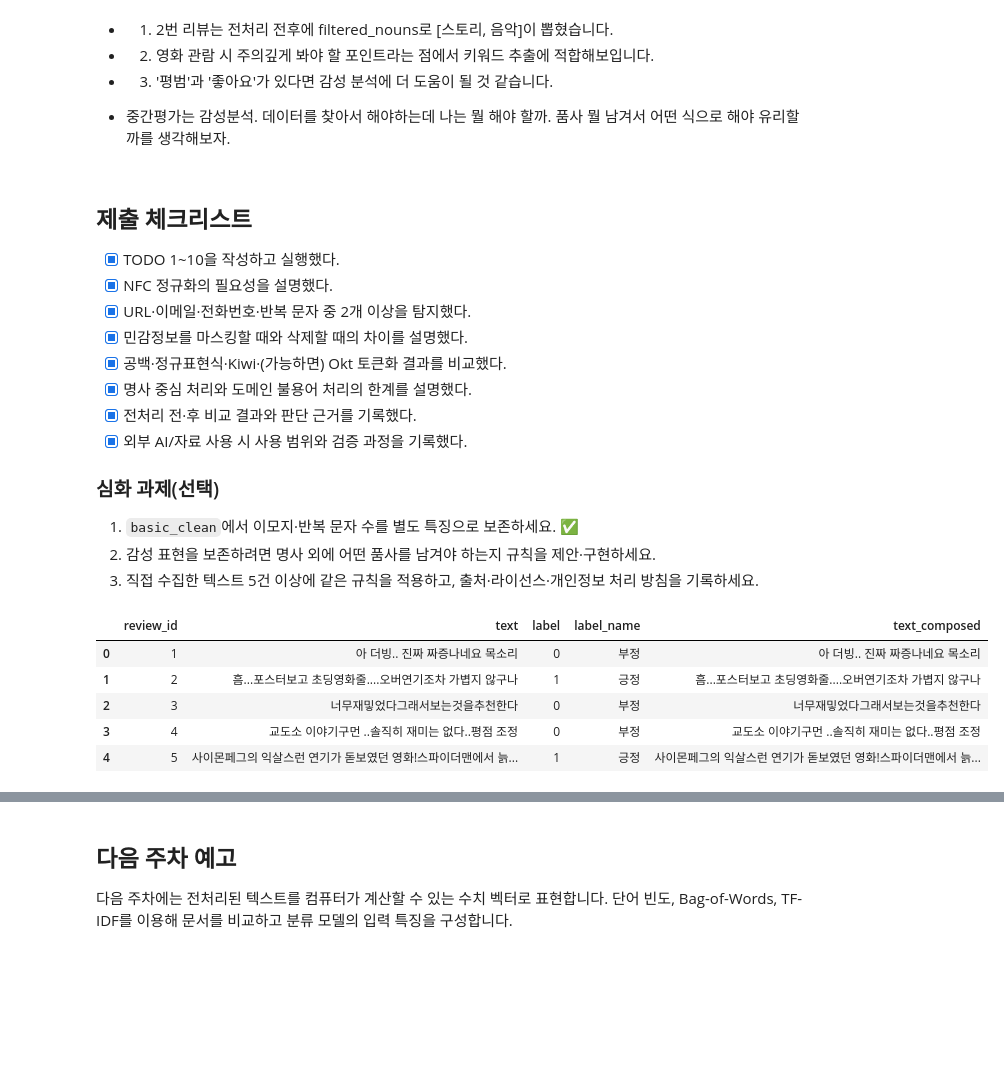
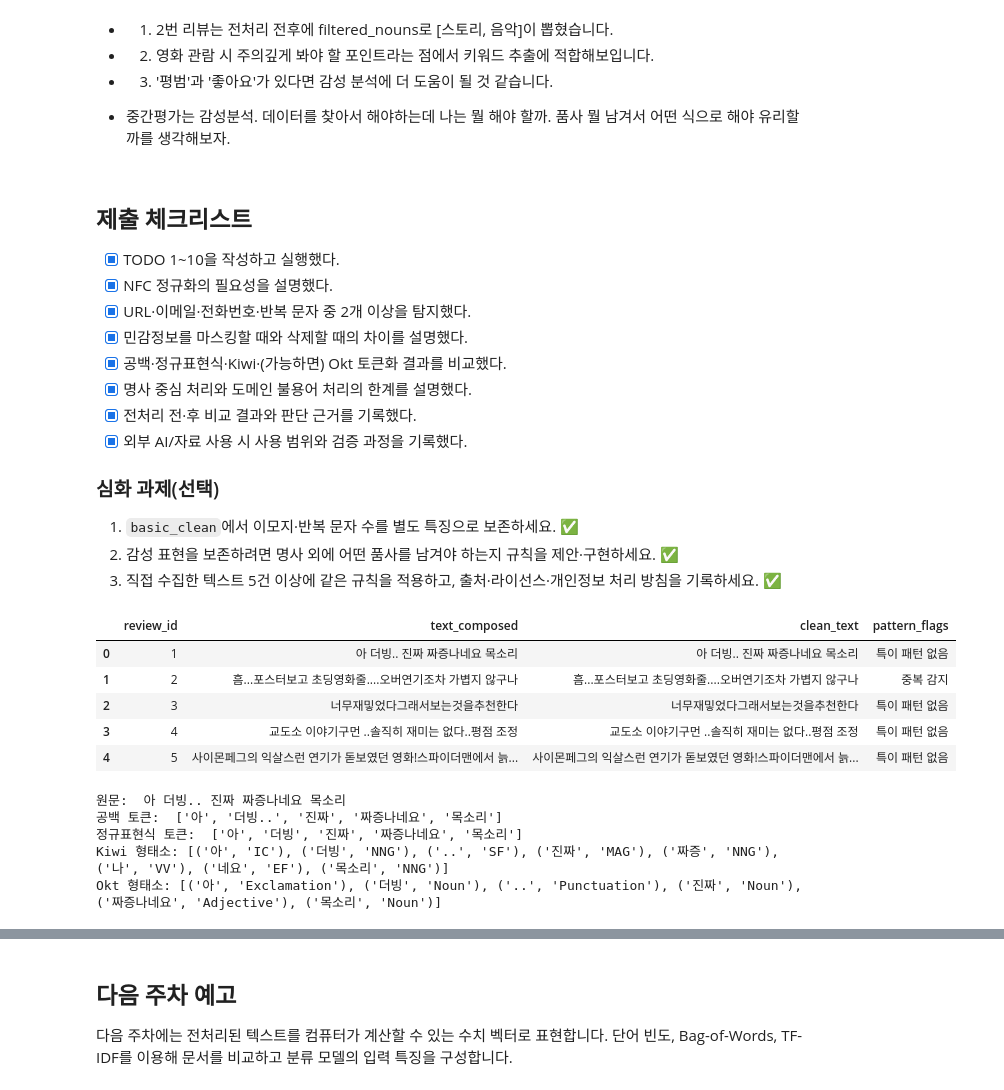
Before and after one commit to KyeongTaek/NLP_2026, a Jupyter notebook: study_material/NLP_week03.ipynb, the cells around one changed output, grey strips where cells are left out. Drawn from its saved outputs; the diff is of its cells as text; code cells hidden in the pictures; blank space fills up the shorter version.

```diff
--- a/study_material/NLP_week03.ipynb
+++ b/study_material/NLP_week03.ipynb
@@ -186,9 +186,16 @@ def basic_clean(text, mask_sensitive=True): # 문맥을 파악할 때는 도움
 
     return text
 
+def emoji_mask(text, mask_sensitive=True):
+  # text에서 이모지로 보이는 걸 찾아 ' [EMOJI] '로 바꿔서 반환
+  new_text = re.sub(r'[^\w\s.+,!?\[\]:\-]+', '[ EMOJI ]' if mask_sensitive else ' ', text)
+
+  return new_text
+
 def emoji_count(text, mask_sensitive=True):
   # text에서 이모지로 보이는 걸 찾아 ' [EMOJI] '로 바꿔서 반환
-  new_text = re.sub(r'[^\w\s.+,!?\[\]:\-]+', '[ EMOJI ]' if mask_sensitive else ' ', text) # sol1) 간단한 re 이용
+  new_text = emoji_mask(text, mask_sensitive=mask_sensitive) # sol1) 간단한 re 이용
+  # new_text = re.sub(r'[^\w\s.+,!?\[\]:\-]+', '[ EMOJI ]' if mask_sensitive else ' ', text)
   # print(f'{text} -> {new_text}')
   num = (len(new_text) - len(text)) / 8 # 이모지 1개 -> [ EMOJI ] 9글자
 
@@ -217,7 +224,7 @@ def repeat_count_variety(text):
   return len(matches)
 
 def repeat_count_intensity(text):
-  matches = re.finditer(r'([ㄱ-하-ㅣ])\1+', text) # 처음으로 2번 이상 반복되는 한글 자음/모음을 반복자로 반환
+  matches = re.finditer(r'([ㄱ-ㅎㅏ-ㅣ])\1+', text) # 처음으로 2번 이상 반복되는 한글 자음/모음을 반복자로 반환
 
   total_repeat_chars = 0
   for match in matches:
@@ -226,11 +233,12 @@ def repeat_count_intensity(text):
   return total_repeat_chars
 
 
-print(repeat_count_intensity('안녕 ㅋㅋㅋㅋ ㅎㅎ'))
+print(repeat_count_intensity('안녕 ㅋㅋㅋㅋ ㅎㅎ 하하하하'))
 
 if 'text_nfc' in df.columns:
     df['clean_text'] = df['text_nfc'].apply(basic_clean) # 각 요소에 대해 basic_clean 함수를 돌린 값을 반환.
     df['emoji_count'] = df['clean_text'].apply(emoji_count)
+    df['clean_text'] = df['clean_text'].apply(emoji_mask)
     df['repeat_count'] = df['clean_text'].apply(repeat_count_intensity)
 
     display(df[['text_nfc', 'clean_text', 'emoji_count', 'repeat_count']])
@@ -439,31 +447,50 @@ else:
 
 ### 심화 과제(선택)
 1. `basic_clean`에서 이모지·반복 문자 수를 별도 특징으로 보존하세요. ✅
-2. 감성 표현을 보존하려면 명사 외에 어떤 품사를 남겨야 하는지 규칙을 제안·구현하세요.
-3. 직접 수집한 텍스트 5건 이상에 같은 규칙을 적용하고, 출처·라이선스·개인정보 처리 방침을 기록하세요.
+2. 감성 표현을 보존하려면 명사 외에 어떤 품사를 남겨야 하는지 규칙을 제안·구현하세요. ✅
+3. 직접 수집한 텍스트 5건 이상에 같은 규칙을 적용하고, 출처·라이선스·개인정보 처리 방침을 기록하세요. ✅
 # %%
 # 감성 표현을 보존하기 위해서는, 동사와 형용사를 남겨야 한다.
 my_sentences = [
     (1, "아 더빙.. 진짜 짜증나네요 목소리", 0),
     (2, "흠...포스터보고 초딩영화줄....오버연기조차 가볍지 않구나", 1),
     (3, "너무재밓었다그래서보는것을추천한다", 0),
     (4, "교도소 이야기구먼 ..솔직히 재미는 없다..평점 조정", 0),
     (5, "사이몬페그의 익살스런 연기가 돋보였던 영화!스파이더맨에서 늙어보이기만 했던 커스틴 던스트가 너무나도 이뻐보였다", 1)
 ]
 
 my_df = pd.DataFrame(my_sentences, columns=['review_id', 'text', 'label'])
 my_df['label_name'] = my_df['label'].map({1: '긍정', 0: '부정'})
 my_df['text_composed'] = my_df['text'].apply(lambda x: unicodedata.normalize('NFC', x))
 
-display(my_df)
+
+my_df['pattern_flags'] = my_df['text_composed'].apply(inspect_patterns)
+my_df['clean_text'] = my_df['text_composed'].apply(basic_clean)
+
+display(my_df[['review_id', 'text_composed', 'clean_text', 'pattern_flags']])
 
 kiwi = Kiwi()
+okt = Okt()
 
-okt = Okt()
+sample = my_df.loc[0, 'clean_text']
+print('원문: ', sample)
+print('공백 토큰: ', sample.split())
+print('정규표현식 토큰: ', re.findall(r'[가-힣A-Za-z0-9]+', sample))
+print('Kiwi 형태소:', [
+    (token.form, token.tag)
+    for token in kiwi.tokenize(sample)
+  ]
+)
+print('Okt 형태소:', okt.pos(sample))
 # %% [output]
-|  | review_id | text | label | label_name | text_composed |
-| 0 | 1 | 아 더빙.. 진짜 짜증나네요 목소리 | 0 | 부정 | 아 더빙.. 진짜 짜증나네요 목소리 |
-| 1 | 2 | 흠...포스터보고 초딩영화줄....오버연기조차 가볍지 않구나 | 1 | 긍정 | 흠...포스터보고 초딩영화줄....오버연기조차 가볍지 않구나 |
-| 2 | 3 | 너무재밓었다그래서보는것을추천한다 | 0 | 부정 | 너무재밓었다그래서보는것을추천한다 |
-| 3 | 4 | 교도소 이야기구먼 ..솔직히 재미는 없다..평점 조정 | 0 | 부정 | 교도소 이야기구먼 ..솔직히 재미는 없다..평점 조정 |
-| 4 | 5 | 사이몬페그의 익살스런 연기가 돋보였던 영화!스파이더맨에서 늙... | 1 | 긍정 | 사이몬페그의 익살스런 연기가 돋보였던 영화!스파이더맨에서 늙... |
+|  | review_id | text_composed | clean_text | pattern_flags |
+| 0 | 1 | 아 더빙.. 진짜 짜증나네요 목소리 | 아 더빙.. 진짜 짜증나네요 목소리 | 특이 패턴 없음 |
+| 1 | 2 | 흠...포스터보고 초딩영화줄....오버연기조차 가볍지 않구나 | 흠...포스터보고 초딩영화줄....오버연기조차 가볍지 않구나 | 중복 감지 |
+| 2 | 3 | 너무재밓었다그래서보는것을추천한다 | 너무재밓었다그래서보는것을추천한다 | 특이 패턴 없음 |
+| 3 | 4 | 교도소 이야기구먼 ..솔직히 재미는 없다..평점 조정 | 교도소 이야기구먼 ..솔직히 재미는 없다..평점 조정 | 특이 패턴 없음 |
+| 4 | 5 | 사이몬페그의 익살스런 연기가 돋보였던 영화!스파이더맨에서 늙... | 사이몬페그의 익살스런 연기가 돋보였던 영화!스파이더맨에서 늙... | 특이 패턴 없음 |
+원문:  아 더빙.. 진짜 짜증나네요 목소리
+공백 토큰:  ['아', '더빙..', '진짜', '짜증나네요', '목소리']
+정규표현식 토큰:  ['아', '더빙', '진짜', '짜증나네요', '목소리']
+Kiwi 형태소: [('아', 'IC'), ('더빙', 'NNG'), ('..', 'SF'), ('진짜', 'MAG'), ('짜증', 'NNG'), ('나', 'VV'), ('네요', 'EF'), ('목소리', 'NNG')]
+Okt 형태소: [('아', 'Exclamation'), ('더빙', 'Noun'), ('..', 'Punctuation'), ('진짜', 'Noun'), ('짜증나네요', 'Adjective'), ('목소리', 'Noun')]
```
Also changed, not shown: parts of 7 cells of this notebook.
